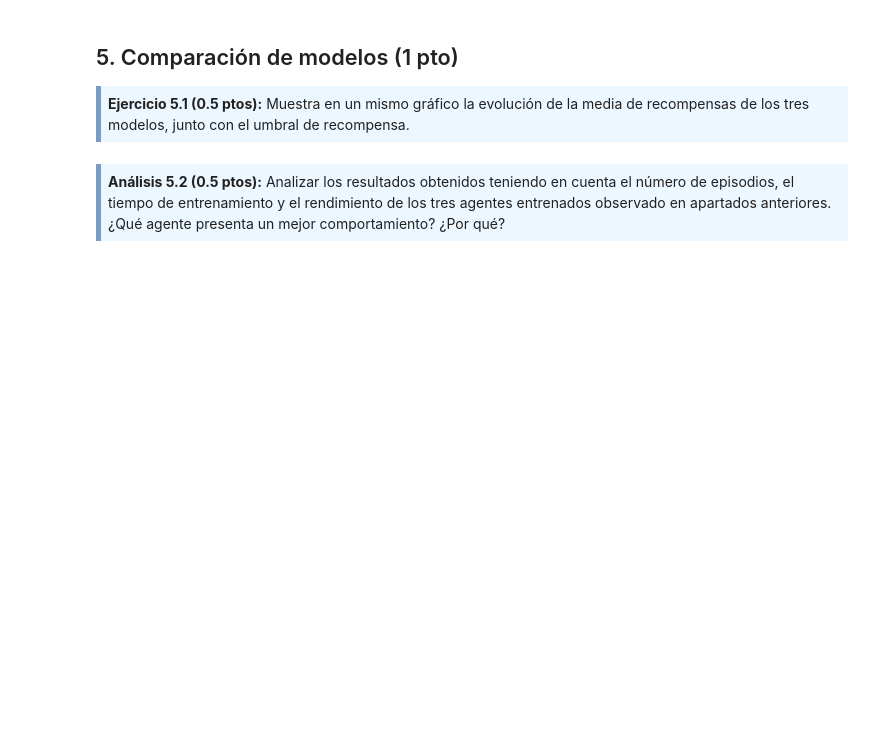
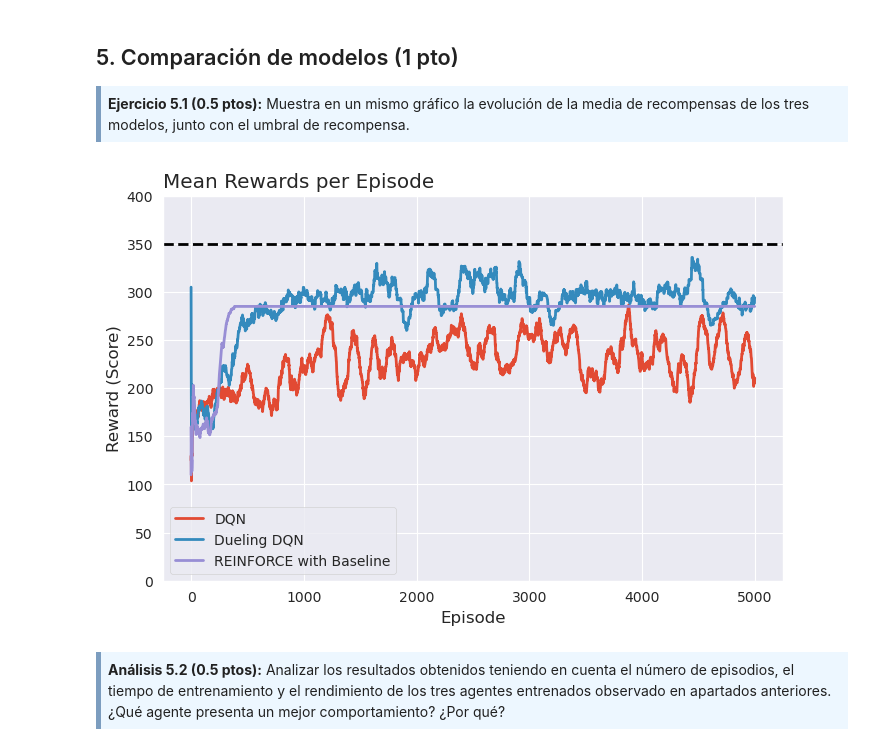
Before and after one commit to gvillalba86/ReinforcementLearning, a Jupyter notebook: PEC2_Approximation_Models/M2.883_2022_1_PEC2-gvillalbaa.ipynb, the cells around one changed output. Saved outputs shown, nothing was run; the diff lists cells and outputs as text; code cells hidden in the pictures; blank space fills up the shorter version.

```diff
--- a/PEC2_Approximation_Models/M2.883_2022_1_PEC2-gvillalbaa.ipynb
+++ b/PEC2_Approximation_Models/M2.883_2022_1_PEC2-gvillalbaa.ipynb
@@ -2140,6 +2171,7 @@ KeyError: 'y'
 <strong>Análisis 4.5  (0.2 ptos):</strong> Guardar el modelo entrenado en formato ".pth" y comentar los resultados obtenidos. ¿Qué ha ocurrido con este modelo?
 </div>
 # %%
+
 Path('trained_models').mkdir(parents=True, exist_ok=True)
-path_trained_reinforce = Path('trained_models') / 'REINFORCE_Trained_Model.pth'
-torch.save(REINFORCE_Agent.dnnetwork.state_dict(), path_trained_reinforce)
+path_trained_reinforce = Path('trained_models') / 'REINFORCE_Data.pkl'
+save_agent_training_data(REINFORCE_Agent, path_trained_reinforce)
@@ -2161,0 +2191,11 @@ TypeError: reinforceAgent.get_action() got an unexpected keyword argument 'epsil
+# %%
+# Load agent's training data
+with open(path_trained_reinforce, 'rb') as f:
+    reinforce_training_data = pickle.load(f)
+# Load agent's neural network parameters
+REINFORCE_Agent.dnnetwork.load_state_dict(reinforce_training_data['nn_parameters'])
+# Play episodes
+env = make_env('SpaceInvaders-v4')
+total_rewards_reinforce, n_steps_reinforce = play_episodes(env, REINFORCE_Agent, 20)
+# Plot results
+plot_test_episodes(total_rewards_reinforce, REWARD_THRESHOLD)
@@ -2170,12 +2216,29 @@ TypeError: reinforceAgent.get_action() got an unexpected keyword argument 'epsil
 <strong>Ejercicio 5.1 (0.5 ptos):</strong> Muestra en un mismo gráfico la evolución de la media de recompensas de los tres modelos, junto con el umbral de recompensa.
 </div>
 # %%
+# Load agent's training data
+with open(path_trained_dqn, 'rb') as f:
+    dqn_training_data = pickle.load(f)
+
+with open(path_trained_duelingdqn, 'rb') as f:
+    duelingdqn_training_data = pickle.load(f)
+
+with open(path_trained_reinforce, 'rb') as f:
+    reinforce_training_data = pickle.load(f)
+
+# Plot comparison
 fig, ax = plt.subplots(figsize=(8, 5))
-sns.lineplot(DQN_agent.mean_training_rewards, label= 'DQN', ax=ax)
-sns.lineplot(DuelingDQN_Agent.mean_training_rewards, label= 'Dueling DQN', ax=ax)
-sns.lineplot(REINFORCE_Agent.mean_training_rewards, label= 'REINFORCE with Baseline', ax=ax)
-sns.lineplot(REWARD_TRHESHOLD, label= 'Reward Threshold', ax=ax)
+sns.lineplot(dqn_training_data['mean_training_rewards'], label='DQN', ax=ax)
+sns.lineplot(duelingdqn_training_data['mean_training_rewards'], label='Dueling DQN', ax=ax)
+sns.lineplot(reinforce_training_data['mean_training_rewards'], label='REINFORCE with Baseline', ax=ax)
+ax.axhline(REWARD_THRESHOLD, label='Reward Threshold', color='black', linestyle='--')
+ax.set_ylim(0, 400)
+ax.set_title('Mean Rewards per Episode')
+ax.set_ylabel('Reward (Score)')
+ax.set_xlabel('Episode')
 plt.show()
+# %% [output]
+[figure, added]
 # %% [markdown]
 <div style="background-color: #EDF7FF; border-color: #7C9DBF; border-left: 5px solid #7C9DBF; padding: 0.5em;">
 <strong>Análisis 5.2 (0.5 ptos):</strong> Analizar los resultados obtenidos teniendo en cuenta el número de episodios, el tiempo de entrenamiento y el rendimiento de los tres agentes entrenados observado en apartados anteriores. ¿Qué agente presenta un mejor comportamiento? ¿Por qué?
```
Also changed, not shown: parts of 36 cells of this notebook.
